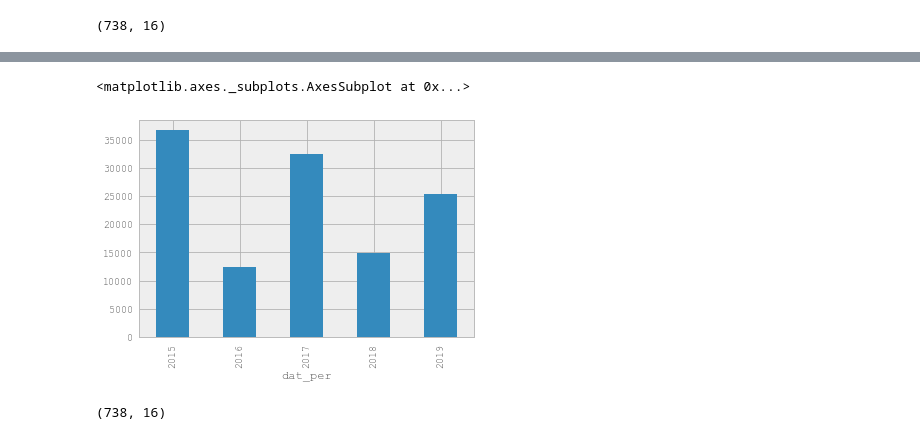
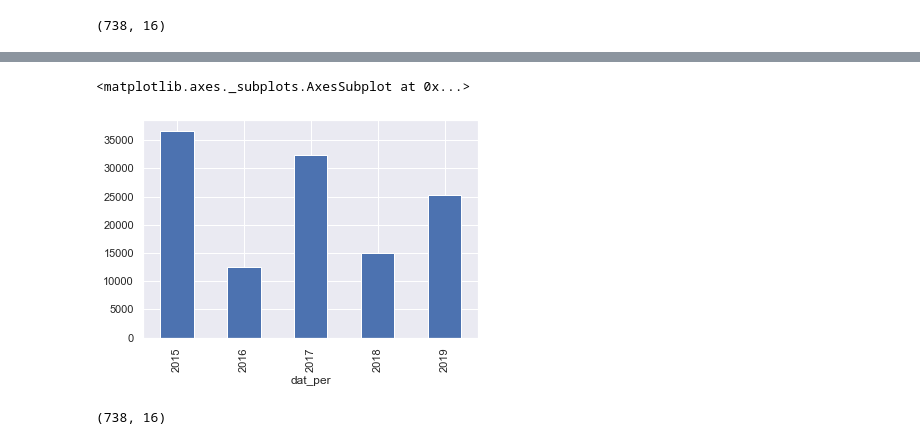
Before and after one commit to cwerner13/zff, a Jupyter notebook: zff_load.ipynb, the cells around one changed output, grey strips where cells are left out. Saved outputs shown, nothing was run; the diff lists cells and outputs as text; code cells hidden in the pictures.

```diff
--- a/zff_load.ipynb
+++ b/zff_load.ipynb
@@ -75,0 +468,10 @@ array([[<matplotlib.axes._subplots.AxesSubplot object at 0x...>,
+# %%
+import seaborn as sns
+sns.set()
+#sns.pairplot(iris, hue='species', size=2.5);
+sns.pairplot(newdf.loc[:,('imdb_rating', 'num_votes', 'dat_per')] , hue='dat_per');
+
+
+
+with sns.axes_style('white'):
+    sns.jointplot("imdb_rating", "num_votes", data=newdf, kind= 'hex', yscale="log")
@@ -93,17 +498,12 @@ newdf.fillna(value='hello').tail(1)   #inplace = True to make it permanent
 # %%
 import pandas as pd
 %matplotlib inline
 
-new_data = newdf.rename(columns = {"IMDb Rating": "IMDb_Rating",
-                                  "Num Votes":   "Num_Votes"
-                                 })
-
-new_data.groupby('dat_per').IMDb_Rating.agg(['count', 'min', 'max', 'mean'])
-# new_data.groupby('dat_per').agg(['count', 'min', 'max', 'mean'])
-new_data.groupby('dat_per').Num_Votes.mean().plot(kind = 'bar')
+newdf.groupby('dat_per').imdb_rating.agg(['count', 'min', 'max', 'mean'])
+newdf.groupby('dat_per').num_votes.mean().plot(kind = 'bar')
 # %% [output]
 <matplotlib.axes._subplots.AxesSubplot at 0x...>
-[figure, old version]
+[figure, new version]
 # %%
 from datetime import datetime
 import pandas as pd
```
Also changed, not shown: parts of 28 cells of this notebook.
